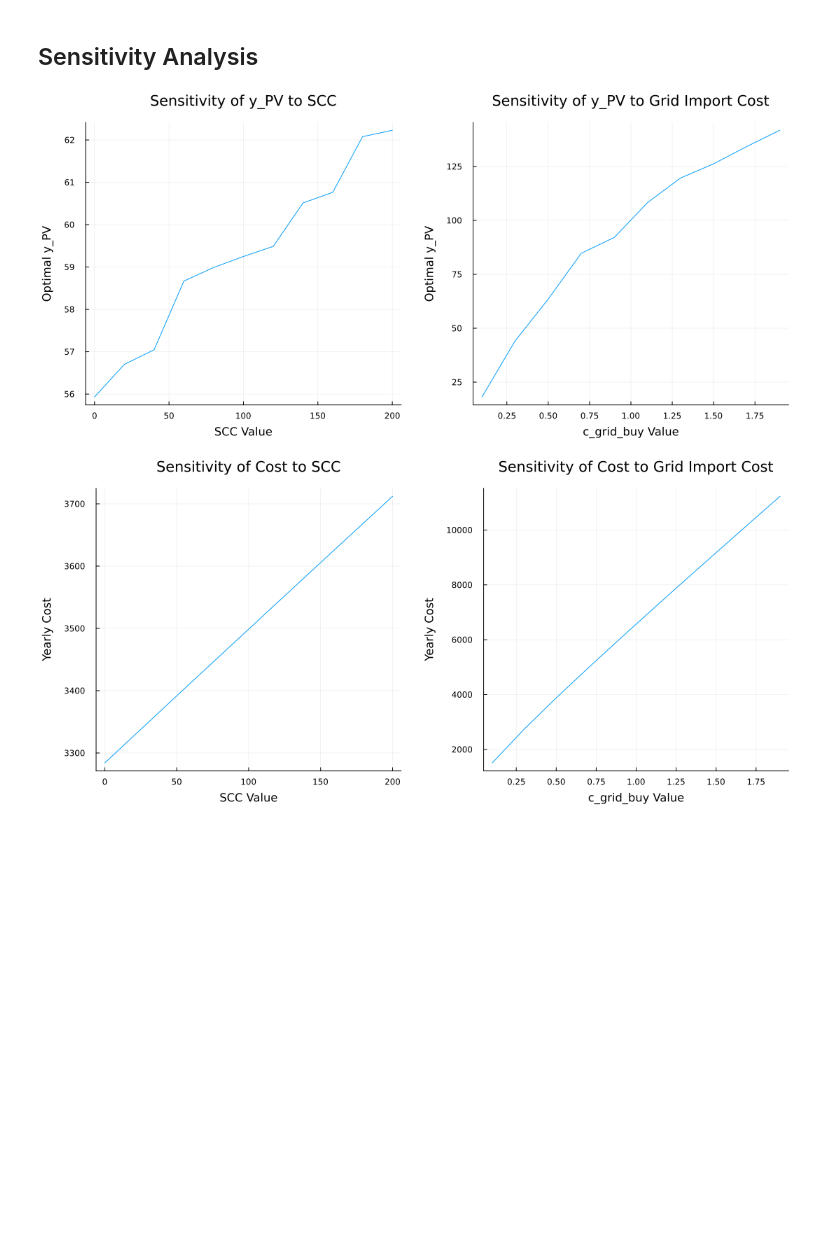
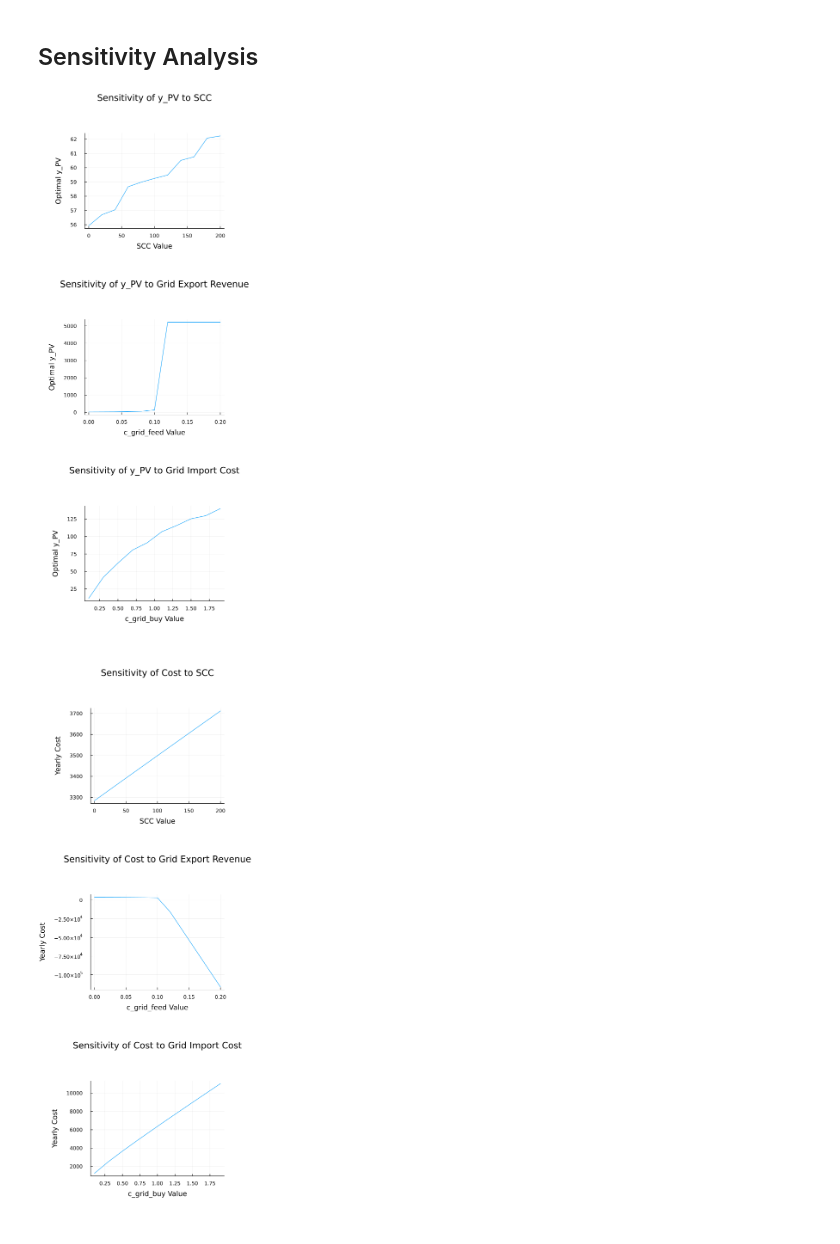
Before and after one commit to czwiessler/AMOProject, a Jupyter notebook: 05_Optimization.ipynb, the cells around one changed output. Cells and saved outputs as stored; diff of their text form; code cells hidden in the pictures; blank space fills up the shorter version.

```diff
--- a/05_Optimization.ipynb
+++ b/05_Optimization.ipynb
@@ -314,43 +314,64 @@ for SCC_value in SCC_values
     push!(y_PV_values_SCC, value(model[:y_PV]))
     push!(cost_SCC, objective_value(model)/12*365)
 end
+SCC = 100
 
 # Sensitivity analysis for Grid Import Cost
 c_grid_buy_values = 0.1:0.2:2
 y_PV_values_grid_import = []
 cost_grid_import = []
 
 # Loop to update grid import cost and optimize the model
 for c_grid_buy_value in c_grid_buy_values
     c_grid_buy = c_grid_buy_value  # Update grid import cost value
 
     # Re-build
     model = buildAndOptimize()
 
     # Collect the results
     push!(y_PV_values_grid_import, value(model[:y_PV]))
     push!(cost_grid_import, objective_value(model)/12*365)
 end
+c_grid_buy = 0.47
 
-# Plot Sensitivity of y_PV to SCC
-sens_p1 = plot(SCC_values, y_PV_values_SCC, xlabel="SCC Value", ylabel="Optimal y_PV", title="Sensitivity of y_PV to SCC", label=false, legend=:topright)
+# Sensitivity analysis for Grid Export Cost
+c_grid_feed_values = 0:0.02:0.2
+y_PV_values_grid_export = []
+cost_grid_export = []
 
-# Plot Sensitivity of y_PV to Grid Import Cost
-sens_p2 = plot(c_grid_buy_values, y_PV_values_grid_import, xlabel="c_grid_buy Value", ylabel="Optimal y_PV", title="Sensitivity of y_PV to Grid Import Cost", label=false, legend=:topright)
+# Loop to update grid import cost and optimize the model
+for c_grid_feed_value in c_grid_feed_values
+    c_grid_feed = c_grid_feed_value  # Update grid import cost value
 
-merge1 = plot(sens_p1, sens_p2, layout=(1, 2), size=(1100, 500), margin=5mm)
+    # Re-build
+    model = buildAndOptimize()
+
+    # Collect the results
+    push!(y_PV_values_grid_export, value(model[:y_PV]))
+    push!(cost_grid_export, objective_value(model)/12*365)
+end
+c_grid_feed = 0.083
+
+sens_ypv_scc = plot(SCC_values, y_PV_values_SCC, xlabel="SCC Value", ylabel="Optimal y_PV", title="Sensitivity of y_PV to SCC", label=false, legend=:topright)
+
+sens_ypv_export = plot(c_grid_feed_values, y_PV_values_grid_export, xlabel="c_grid_feed Value", ylabel="Optimal y_PV", title="Sensitivity of y_PV to Grid Export Revenue", label=false, legend=:topright)
+
+sens_ypv_import = plot(c_grid_buy_values, y_PV_values_grid_import, xlabel="c_grid_buy Value", ylabel="Optimal y_PV", title="Sensitivity of y_PV to Grid Import Cost", label=false, legend=:topright)
+
+merge1 = plot(sens_ypv_scc, sens_ypv_export, sens_ypv_import, layout=(3, 1), size=(500, 1300), margin=15mm)
 display(merge1)
 
-# Plot Sensitivity of Cost to SCC
-sens_p3 = plot(SCC_values, cost_SCC, xlabel="SCC Value", ylabel="Yearly Cost", title="Sensitivity of Cost to SCC", label=false, legend=:topright)
+sens_cost_scc = plot(SCC_values, cost_SCC, xlabel="SCC Value", ylabel="Yearly Cost", title="Sensitivity of Cost to SCC", label=false, legend=:topright)
 
-# Plot Sensitivity of Cost to Grid Import Cost
-sens_p4 = plot(c_grid_buy_values, cost_grid_import, xlabel="c_grid_buy Value", ylabel="Yearly Cost", title="Sensitivity of Cost to Grid Import Cost", label=false, legend=:topright)
+sens_cost_export = plot(c_grid_feed_values, cost_grid_export, xlabel="c_grid_feed Value", ylabel="Yearly Cost", title="Sensitivity of Cost to Grid Export Revenue", label=false, legend=:topright)
+
+sens_cost_import = plot(c_grid_buy_values, cost_grid_import, xlabel="c_grid_buy Value", ylabel="Yearly Cost", title="Sensitivity of Cost to Grid Import Cost", label=false, legend=:topright)
+
 
 # Combine both sensitivity plots for costs
-merge2 = plot(sens_p3, sens_p4, layout=(1, 2), size=(1100, 500), margin=5mm)
+merge2 = plot(sens_cost_scc, sens_cost_export, sens_cost_import, layout=(3, 1), size=(500, 1300), margin=15mm)
 display(merge2)
 # %% [output]
-[figure, old version]
+[figure, new version]
-[figure, old version]
+[figure, new version]
 # %%
```
Also changed, not shown: parts of 2 cells of this notebook.
